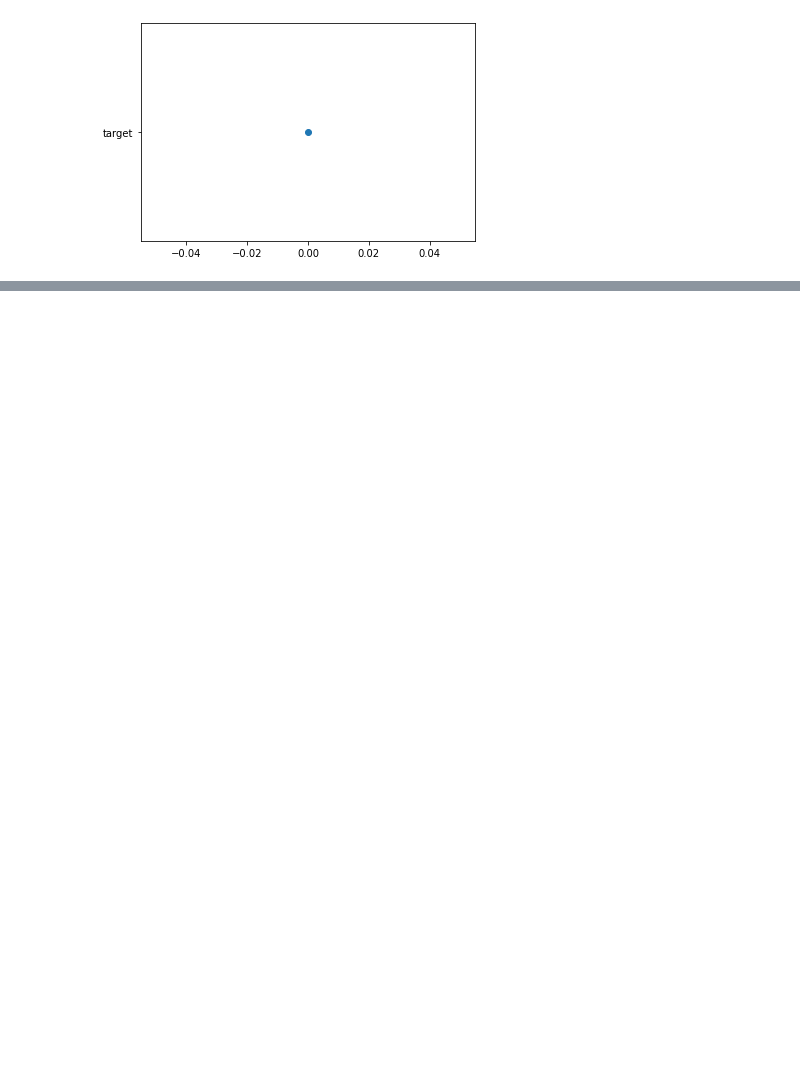
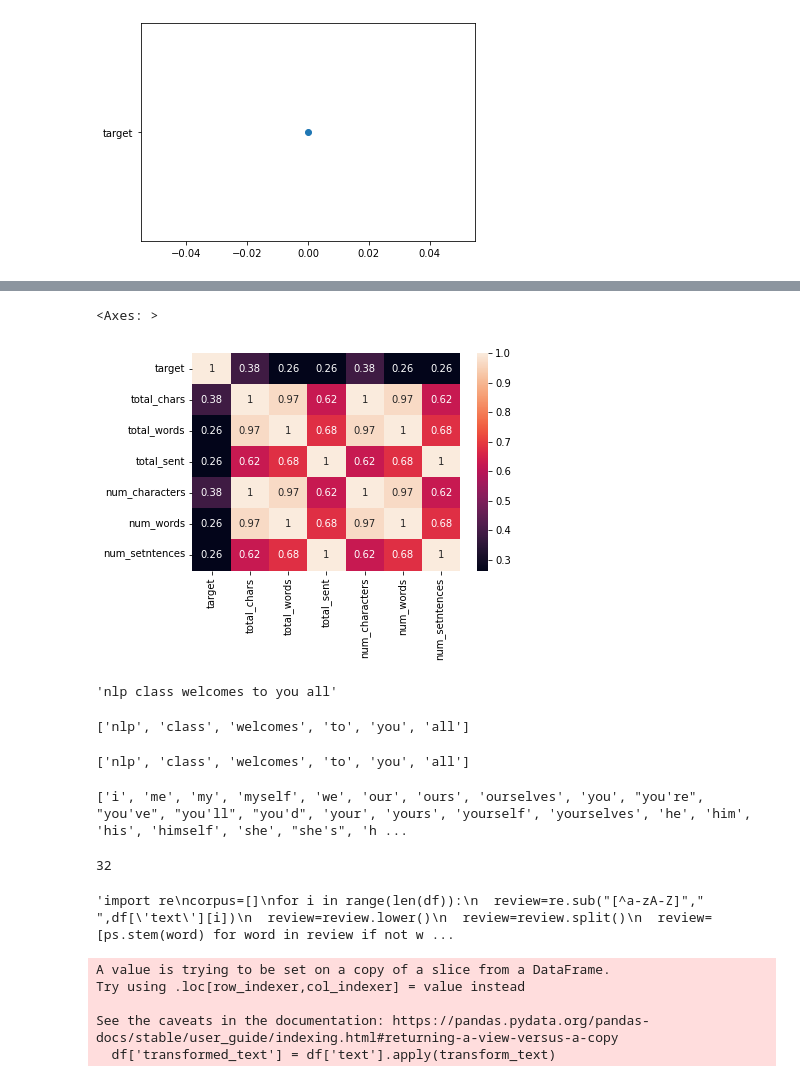
Before and after one commit to kalijauhari/nlp, a Jupyter notebook: spam.ipynb, the cells around one changed output, grey strips where cells are left out. Drawn from its saved outputs; the diff is of its cells as text; code cells hidden in the pictures; blank space fills up the shorter version.

```diff
--- a/spam.ipynb
+++ b/spam.ipynb
@@ -187,0 +509,5 @@ df.sample(4)
+# %%
+sns.heatmap(df.corr(),annot=True)
+# %% [output]
+<Axes: >
+[figure, added]
@@ -187,0 +521,44 @@ df.sample(4)
+# %%
+#data preprocessing: lower
+def transform_text(text):
+    text=text.lower()
+    return text
+transform_text("NLP class Welcomes To YOU ALL")
+# %% [output]
+'nlp class welcomes to you all'
+# %%
+#tokenization
+def transform_text(text):
+    text=text.lower()
+    text=nltk.word_tokenize(text)
+    return text
+transform_text("NLP class Welcomes To YOU ALL")
+# %% [output]
+['nlp', 'class', 'welcomes', 'to', 'you', 'all']
+# %%
+#removing special characters
+def transform_text(text):
+    text=text.lower()
+    text=nltk.word_tokenize(text)
+    y=[]
+    for i in text:
+        if i.isalnum():
+            y.append(i)
+    return y
+transform_text("NLP class Welcomes To #YOU ALL@")
+# %% [output]
+['nlp', 'class', 'welcomes', 'to', 'you', 'all']
+# %%
+import nltk
+from nltk.corpus import stopwords
+#nltk.download("stopwords")
+print(stopwords.words('english'))
+# %% [output]
+['i', 'me', 'my', 'myself', 'we', 'our', 'ours', 'ourselves', 'you', "you're", "you've", "you'll", "you'd", 'your', 'yours', 'yourself', 'yourselves', 'he', 'him', 'his', 'himself', 'she', "she's", 'h ...
+# %%
+#punctuation
+import string
+string.punctuation
+print(len(string.punctuation))
+# %% [output]
+32
@@ -187,0 +594,22 @@ df.sample(4)
+# %%
+# Alternative method using Regular Expression
+'''import re
+corpus=[]
+for i in range(len(df)):
+  review=re.sub("[^a-zA-Z]"," ",df['text'][i])
+  review=review.lower()
+  review=review.split()
+  review=[ps.stem(word) for word in review if not word in stopwords.words('english')]
+  review=' '.join(review)
+  corpus.append(review)
+  '''
+# %% [output]
+'import re\ncorpus=[]\nfor i in range(len(df)):\n  review=re.sub("[^a-zA-Z]"," ",df[\'text\'][i])\n  review=review.lower()\n  review=review.split()\n  review=[ps.stem(word) for word in review if not w ...
+# %%
+df['transformed_text'] = df['text'].apply(transform_text)
+# %% [output]
+A value is trying to be set on a copy of a slice from a DataFrame.
+Try using .loc[row_indexer,col_indexer] = value instead
+
+See the caveats in the documentation: https://pandas.pydata.org/pandas-docs/stable/user_guide/indexing.html#returning-a-view-versus-a-copy
+  df['transformed_text'] = df['text'].apply(transform_text)
```
Also changed, not shown: parts of 68 cells of this notebook.
